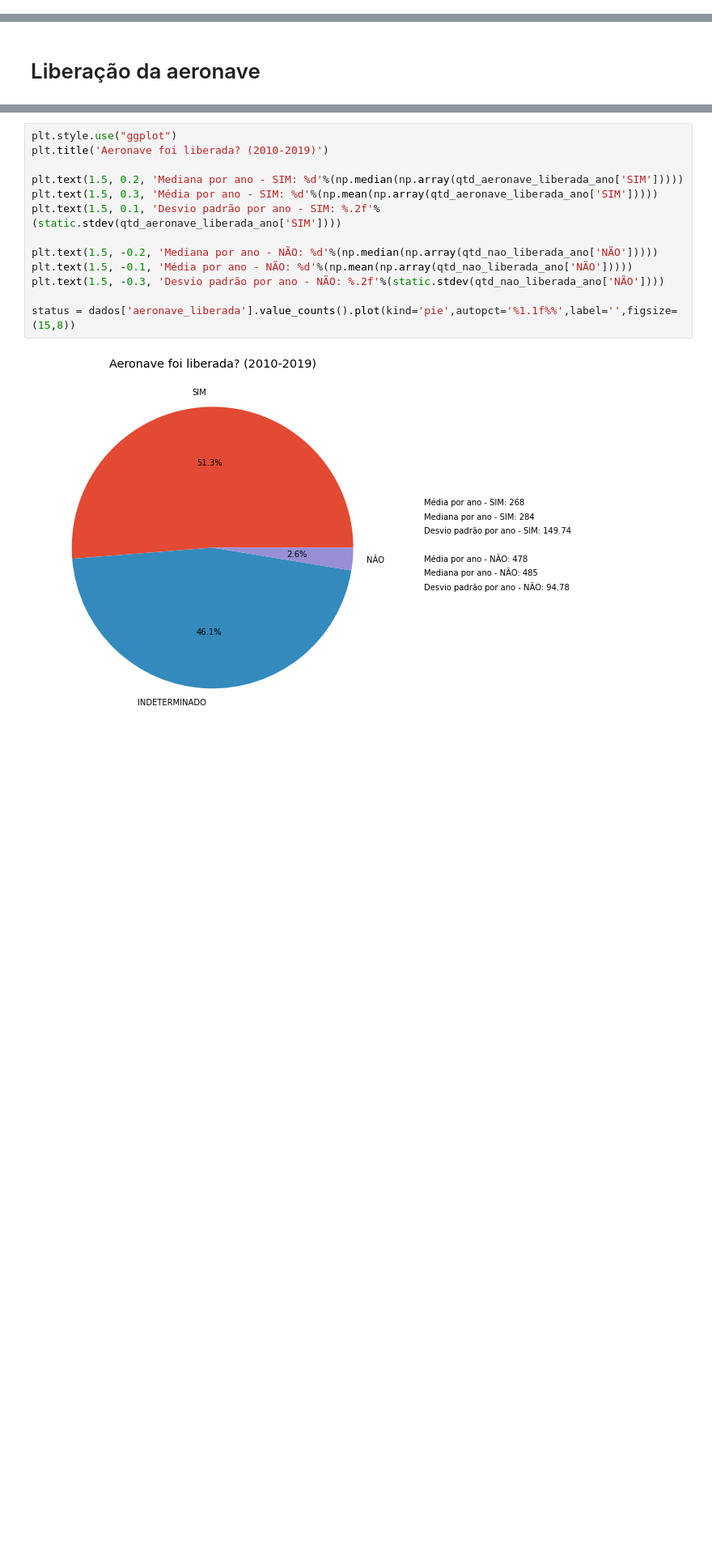
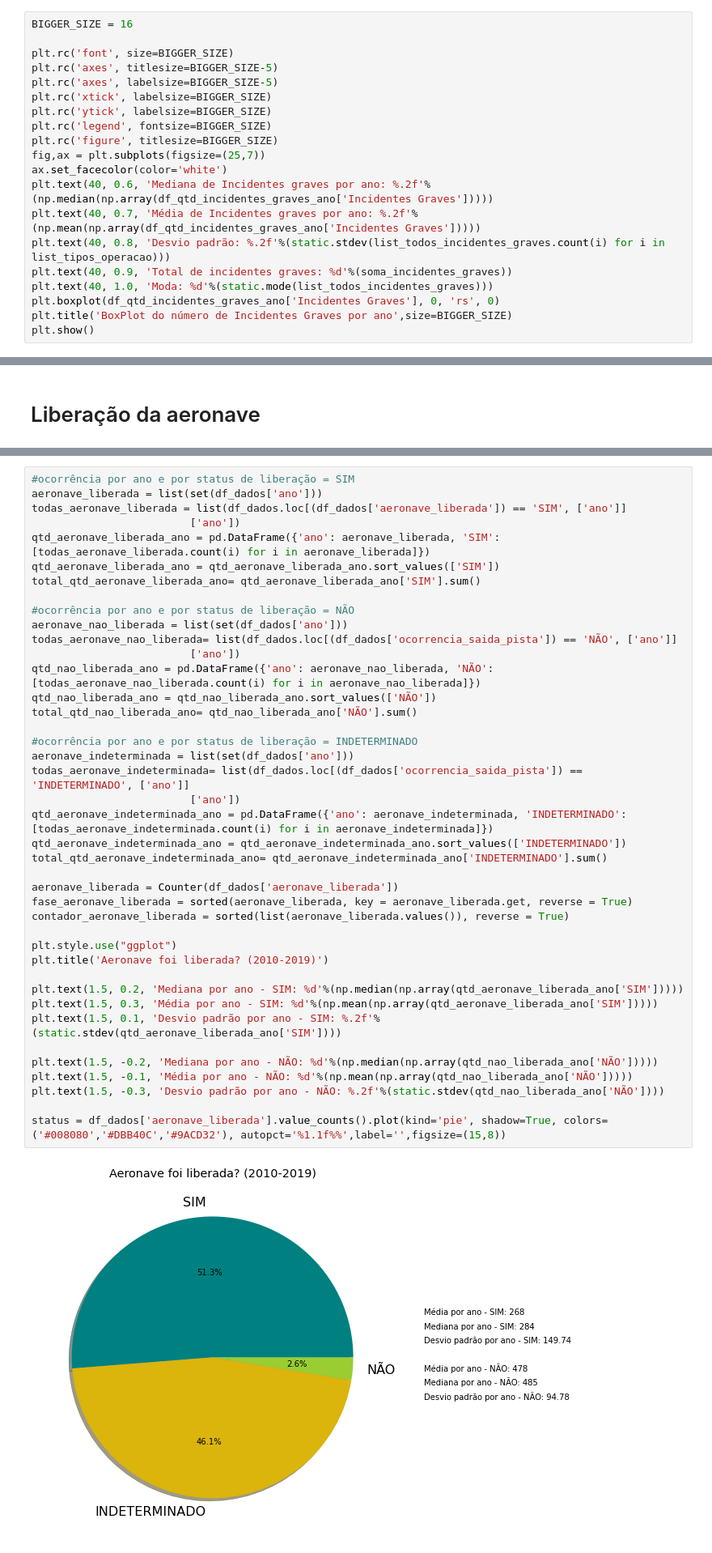
Before and after one commit to matheusfonsecasobral/GovernancaTI_PROJETO_2022, a Jupyter notebook: Acidentes_Aereos_Ocorridos_no_Brasil_de_2010_a_2019.ipynb, the cells around one changed output, grey strips where cells are left out. Shown at 81% size. Saved outputs shown, nothing was run; the diff lists cells and outputs as text; blank space fills up the shorter version.

```diff
--- a/Acidentes_Aereos_Ocorridos_no_Brasil_de_2010_a_2019.ipynb
+++ b/Acidentes_Aereos_Ocorridos_no_Brasil_de_2010_a_2019.ipynb
@@ -457,0 +355,20 @@ A porcentagem de ocorrências das 10 fases do voo corresponde a 87%
+# %%
+BIGGER_SIZE = 16
+
+plt.rc('font', size=BIGGER_SIZE)
+plt.rc('axes', titlesize=BIGGER_SIZE-5)
+plt.rc('axes', labelsize=BIGGER_SIZE-5)
+plt.rc('xtick', labelsize=BIGGER_SIZE)
+plt.rc('ytick', labelsize=BIGGER_SIZE)
+plt.rc('legend', fontsize=BIGGER_SIZE)
+plt.rc('figure', titlesize=BIGGER_SIZE)
+fig,ax = plt.subplots(figsize=(25,7))
+ax.set_facecolor(color='white')
+plt.text(40, 0.6, 'Mediana de Incidentes graves por ano: %.2f'%(np.median(np.array(df_qtd_incidentes_graves_ano['Incidentes Graves']))))
+plt.text(40, 0.7, 'Média de Incidentes graves por ano: %.2f'%(np.mean(np.array(df_qtd_incidentes_graves_ano['Incidentes Graves']))))
+plt.text(40, 0.8, 'Desvio padrão: %.2f'%(static.stdev(list_todos_incidentes_graves.count(i) for i in list_tipos_operacao)))
+plt.text(40, 0.9, 'Total de incidentes graves: %d'%(soma_incidentes_graves))
+plt.text(40, 1.0, 'Moda: %d'%(static.mode(list_todos_incidentes_graves)))
+plt.boxplot(df_qtd_incidentes_graves_ano['Incidentes Graves'], 0, 'rs', 0)
+plt.title('BoxPlot do número de Incidentes Graves por ano',size=BIGGER_SIZE)
+plt.show()
@@ -884,16 +943,44 @@ contador_aeronave_liberada = sorted(list(aeronave_liberada.values()), reverse =
 # %%
+#ocorrência por ano e por status de liberação = SIM
+aeronave_liberada = list(set(df_dados['ano']))
+todas_aeronave_liberada = list(df_dados.loc[(df_dados['aeronave_liberada']) == 'SIM', ['ano']]
+                         ['ano'])
+qtd_aeronave_liberada_ano = pd.DataFrame({'ano': aeronave_liberada, 'SIM': [todas_aeronave_liberada.count(i) for i in aeronave_liberada]})
+qtd_aeronave_liberada_ano = qtd_aeronave_liberada_ano.sort_values(['SIM'])
+total_qtd_aeronave_liberada_ano= qtd_aeronave_liberada_ano['SIM'].sum()
+
+#ocorrência por ano e por status de liberação = NÃO
+aeronave_nao_liberada = list(set(df_dados['ano']))
+todas_aeronave_nao_liberada= list(df_dados.loc[(df_dados['ocorrencia_saida_pista']) == 'NÃO', ['ano']]
+                         ['ano'])
+qtd_nao_liberada_ano = pd.DataFrame({'ano': aeronave_nao_liberada, 'NÃO': [todas_aeronave_nao_liberada.count(i) for i in aeronave_nao_liberada]})
+qtd_nao_liberada_ano = qtd_nao_liberada_ano.sort_values(['NÃO'])
+total_qtd_nao_liberada_ano= qtd_nao_liberada_ano['NÃO'].sum()
+
+#ocorrência por ano e por status de liberação = INDETERMINADO
+aeronave_indeterminada = list(set(df_dados['ano']))
+todas_aeronave_indeterminada= list(df_dados.loc[(df_dados['ocorrencia_saida_pista']) == 'INDETERMINADO', ['ano']]
+                         ['ano'])
+qtd_aeronave_indeterminada_ano = pd.DataFrame({'ano': aeronave_indeterminada, 'INDETERMINADO': [todas_aeronave_indeterminada.count(i) for i in aeronave_indeterminada]})
+qtd_aeronave_indeterminada_ano = qtd_aeronave_indeterminada_ano.sort_values(['INDETERMINADO'])
+total_qtd_aeronave_indeterminada_ano= qtd_aeronave_indeterminada_ano['INDETERMINADO'].sum()
+
+aeronave_liberada = Counter(df_dados['aeronave_liberada'])
+fase_aeronave_liberada = sorted(aeronave_liberada, key = aeronave_liberada.get, reverse = True)
+contador_aeronave_liberada = sorted(list(aeronave_liberada.values()), reverse = True)
+
 plt.style.use("ggplot")
 plt.title('Aeronave foi liberada? (2010-2019)')
 
 plt.text(1.5, 0.2, 'Mediana por ano - SIM: %d'%(np.median(np.array(qtd_aeronave_liberada_ano['SIM']))))
 plt.text(1.5, 0.3, 'Média por ano - SIM: %d'%(np.mean(np.array(qtd_aeronave_liberada_ano['SIM']))))
 plt.text(1.5, 0.1, 'Desvio padrão por ano - SIM: %.2f'%(static.stdev(qtd_aeronave_liberada_ano['SIM'])))
 
 plt.text(1.5, -0.2, 'Mediana por ano - NÃO: %d'%(np.median(np.array(qtd_nao_liberada_ano['NÃO']))))
 plt.text(1.5, -0.1, 'Média por ano - NÃO: %d'%(np.mean(np.array(qtd_nao_liberada_ano['NÃO']))))
 plt.text(1.5, -0.3, 'Desvio padrão por ano - NÃO: %.2f'%(static.stdev(qtd_nao_liberada_ano['NÃO'])))
 
-status = dados['aeronave_liberada'].value_counts().plot(kind='pie',autopct='%1.1f%%',label='',figsize=(15,8))
+status = df_dados['aeronave_liberada'].value_counts().plot(kind='pie', shadow=True, colors=('#008080','#DBB40C','#9ACD32'), autopct='%1.1f%%',label='',figsize=(15,8))
 # %% [output]
-[figure, old version]
+[figure, new version]
 # %% [markdown]
```
Also changed, not shown: parts of 181 cells of this notebook.
